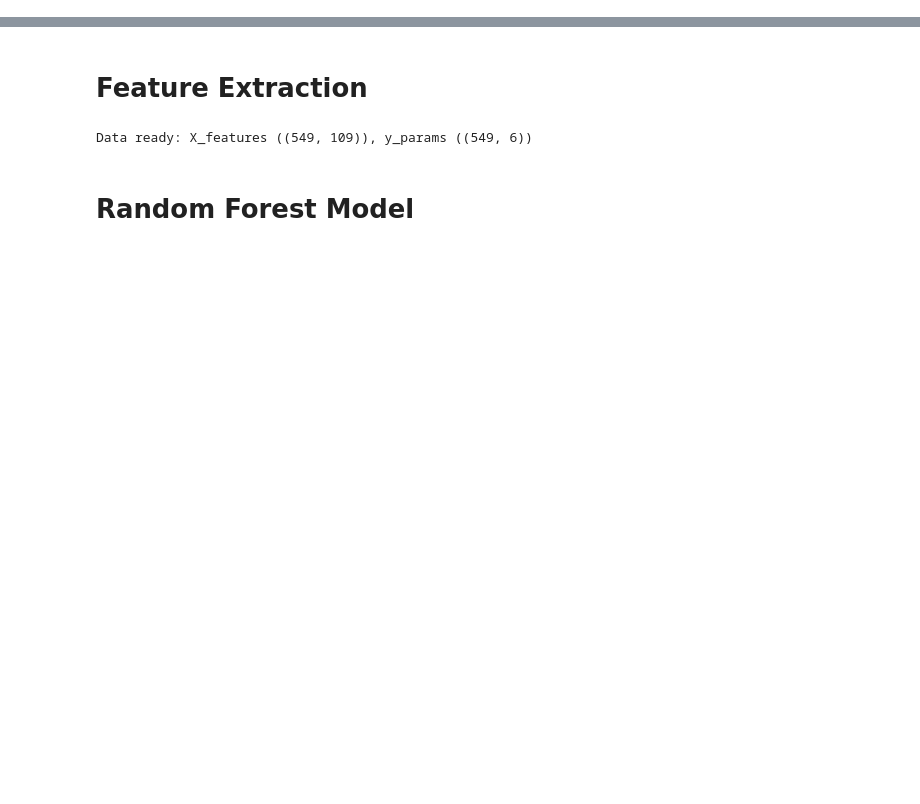
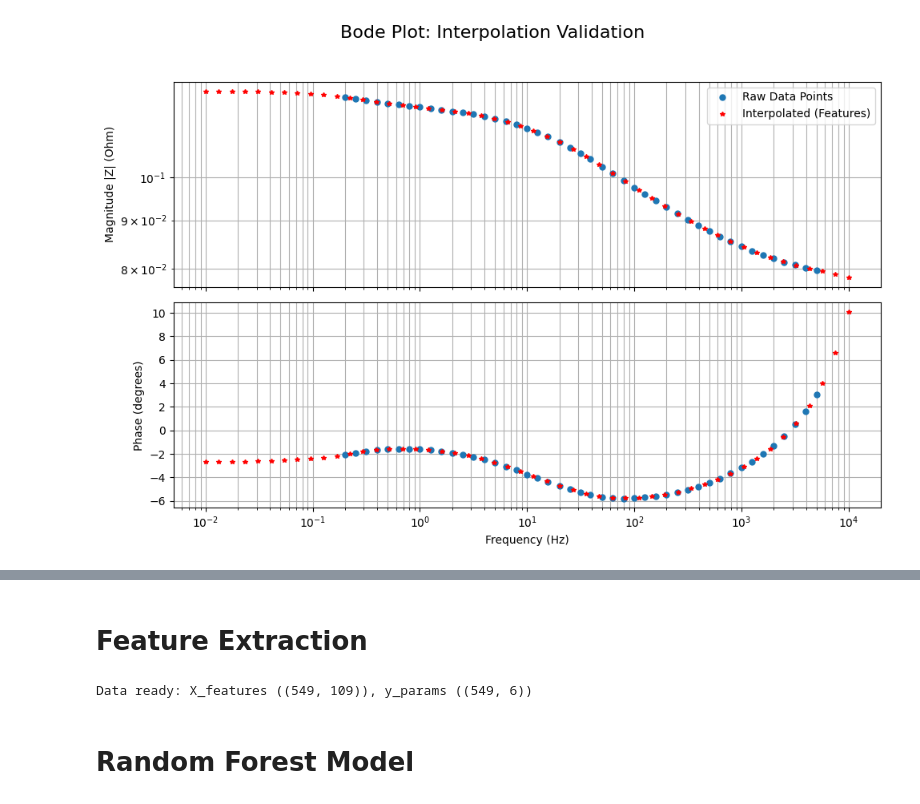
Before and after one commit to SushankMishra/EIS-Fitting, a Jupyter notebook: EIS_Model for SoH Estimation.ipynb, the cells around one changed output, grey strips where cells are left out. Drawn from its saved outputs; the diff is of its cells as text; code cells hidden in the pictures; blank space fills up the shorter version.

```diff
--- a/EIS_Model for SoH Estimation.ipynb
+++ b/EIS_Model for SoH Estimation.ipynb
@@ -14,3 +14,92 @@ from sklearn.gaussian_process.kernels import RBF, ConstantKernel, WhiteKernel
 from sklearn.multioutput import MultiOutputRegressor
 from sklearn.metrics import mean_squared_error
 from matplotlib import pyplot as plt
+# %%
+import pandas as pd
+import numpy as np
+import matplotlib.pyplot as plt
+from scipy.interpolate import interp1d
+
+# --- 1. Setup ---
+# (These are from your Phase 0 script)
+param_columns = ['L1', 'R0', 'R1', 'CPE1_0', 'CPE1_1', 'W1']
+col_names = ['Frequency(Hz)', 'R(ohm)', 'X(ohm)']
+all_battery_data_EIS = pd.read_csv('all_battery_data_with_EIS_params.csv')
+
+# 2. Define fixed frequencies for features
+fixed_freqs = np.logspace(-2, 4, 50) # 50 points
+
+# --- 2. Load ONE file as an example ---
+# Get the first clean file path
+df_cleaned = all_battery_data_EIS.dropna(
+    subset=param_columns + ['SoH', 'SoC']
+).reset_index(drop=True)
+
+example_file_path = df_cleaned.iloc[10]['EIS_File']
+print(f"Loading example file: {example_file_path}")
+
+# --- 3. Get Raw Data ---
+raw_df = pd.read_csv(example_file_path, sep='\t', names=col_names)
+raw_df = raw_df.sort_values(by='Frequency(Hz)')
+
+f_x_raw = raw_df['Frequency(Hz)'].values
+R_raw = raw_df['R(ohm)'].values
+X_raw = raw_df['X(ohm)'].values
+Z_raw = R_raw + 1j * X_raw
+
+mag_raw = np.abs(Z_raw)
+phase_raw = np.angle(Z_raw, deg=True)
+
+# --- 4. Get Interpolated Data ---
+# (Using the exact same logic as your script)
+interp_R = interp1d(f_x_raw, R_raw, bounds_error=False, fill_value='extrapolate')
+interp_X = interp1d(f_x_raw, X_raw, bounds_error=False, fill_value='extrapolate')
+
+R_interp = interp_R(fixed_freqs)
+X_interp = interp_X(fixed_freqs)
+Z_interp = R_interp + 1j * X_interp
+
+mag_interp = np.abs(Z_interp)
+phase_interp = np.angle(Z_interp, deg=True)
+
+# ==========================================================
+# --- 5. Plot 1: BODE PLOT COMPARISON ---
+# ==========================================================
+print("Plotting Bode comparison...")
+fig1, (ax1, ax2) = plt.subplots(2, 1, figsize=(10, 7), sharex=True)
+fig1.suptitle('Bode Plot: Interpolation Validation', fontsize=16)
+
+# --- Magnitude Plot ---
+ax1.loglog(f_x_raw, mag_raw, 'o', markersize=5, label='Raw Data Points')
+ax1.loglog(fixed_freqs, mag_interp, '*', color='red', lw=2, markersize=4, label='Interpolated (Features)')
+ax1.set_ylabel('Magnitude |Z| (Ohm)')
+ax1.legend()
+ax1.grid(True, which='both')
+
+# --- Phase Plot ---
+ax2.semilogx(f_x_raw, phase_raw, 'o', markersize=5, label='Raw Data Points')
+ax2.semilogx(fixed_freqs, phase_interp, '*', color='red', lw=2, markersize=4, label='Interpolated (Features)')
+ax2.set_xlabel('Frequency (Hz)')
+ax2.set_ylabel('Phase (degrees)')
+ax2.grid(True, which='both')
+
+plt.tight_layout(rect=[0, 0.03, 1, 0.95])
+
+# ==========================================================
+# --- 6. Plot 2: NYQUIST PLOT COMPARISON ---
+# ==========================================================
+print("Plotting Nyquist comparison...")
+fig2, ax3 = plt.subplots(figsize=(10, 5))
+fig2.suptitle('Nyquist Plot: Interpolation Validation', fontsize=16)
+
+ax3.plot(R_raw, -X_raw, 'o', markersize=5, label='Raw Data Points')
+ax3.plot(R_interp, -X_interp, '*', color='red', lw=2, markersize=4, label='Interpolated (Features)')
+ax3.set_xlabel("Z' (Real Part) [Ohm]")
+ax3.set_ylabel("-Z'' (Imaginary Part) [Ohm]")
+ax3.set_aspect('equal')
+ax3.grid(True)
+ax3.legend()
+
+# plt.tight_layout(rect=[0, 0.03, 1, 0.95])
+plt.show()
+# %% [output]
@@ -16,0 +109 @@ from matplotlib import pyplot as plt
+[figure, added]
```
Also changed, not shown: parts of 6 cells of this notebook, 2 other files.
